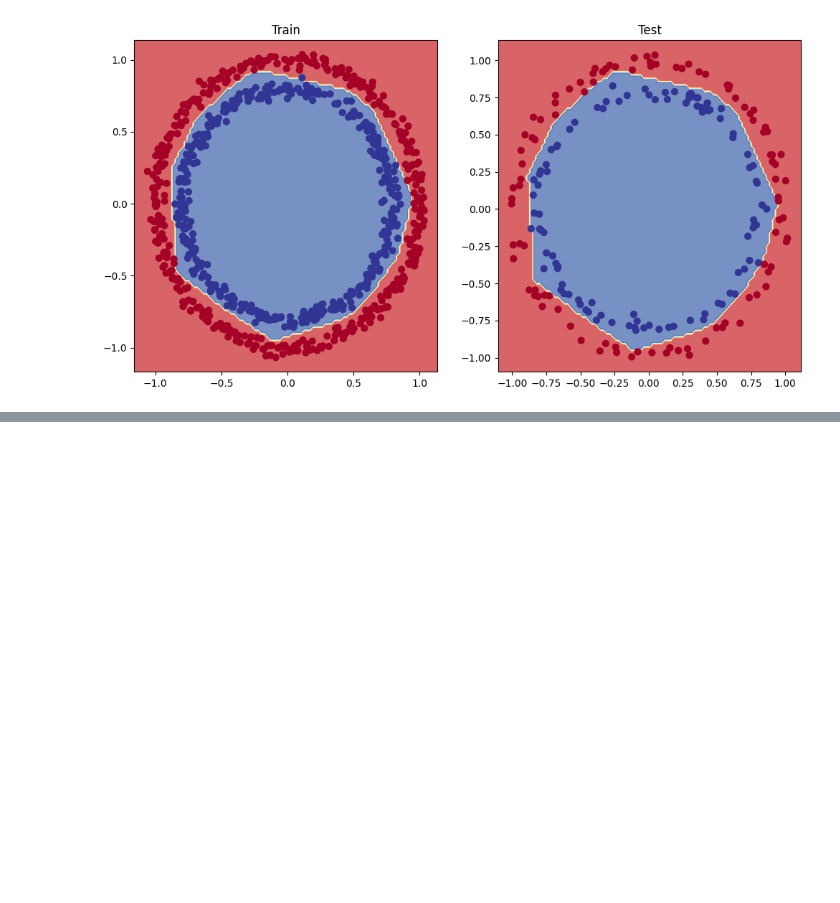
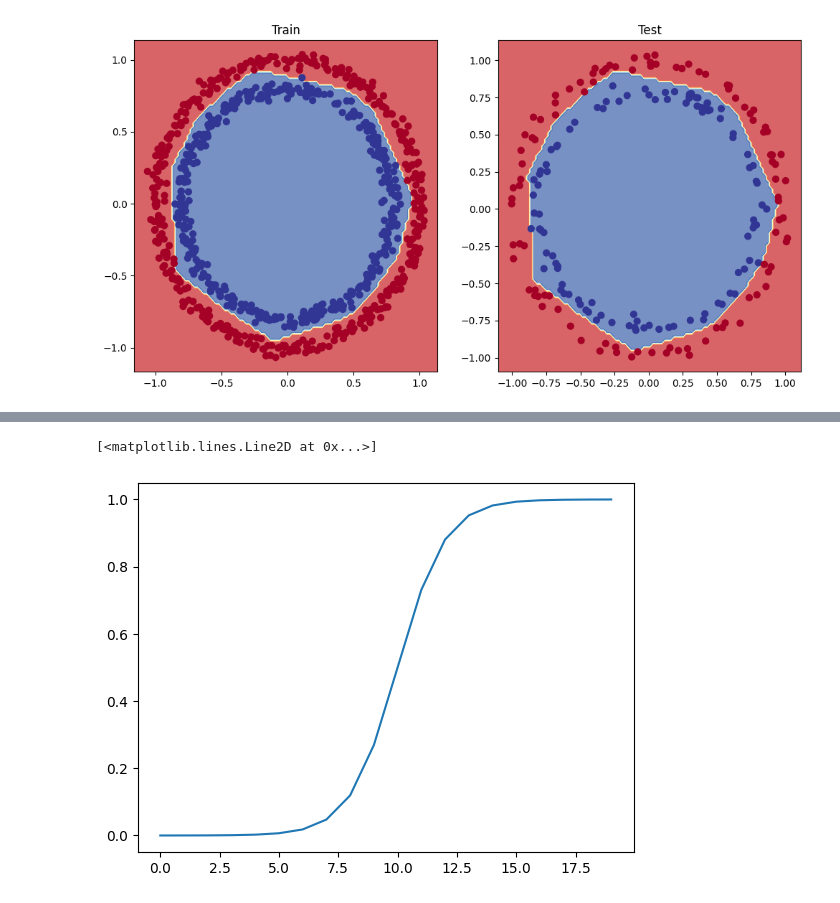
Before and after one commit to Koscee/pytorch-deep-learning-practice, a Jupyter notebook: 02_pytorch_classification.ipynb, the cells around one changed output, grey strips where cells are left out. Saved outputs shown, nothing was run; the diff lists cells and outputs as text; code cells hidden in the pictures; blank space fills up the shorter version.

```diff
--- a/02_pytorch_classification.ipynb
+++ b/02_pytorch_classification.ipynb
@@ -880,0 +913,6 @@ plot_decision_boundary(model_3, X_test, y_test)
+# %%
+# PyTorch Sigmoid activation function
+plt.plot(torch.sigmoid(T))
+# %% [output]
+[<matplotlib.lines.Line2D at 0x...>]
+[figure, added]
```
Also changed, not shown: parts of 17 cells of this notebook.
